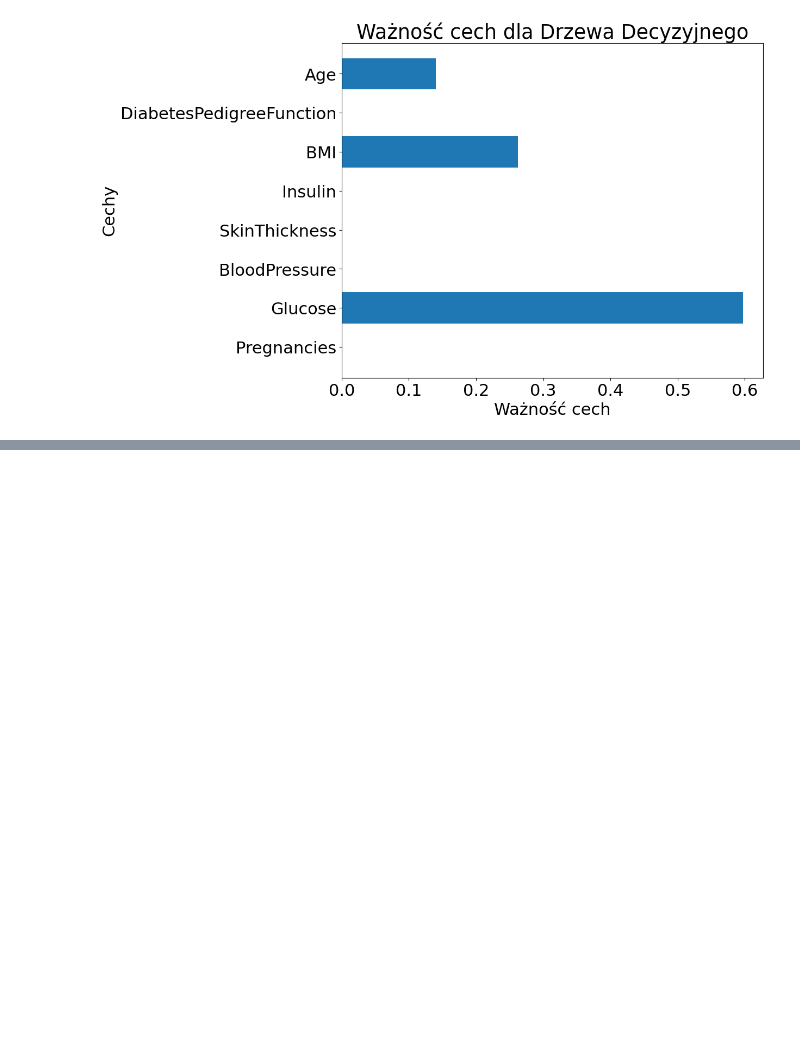
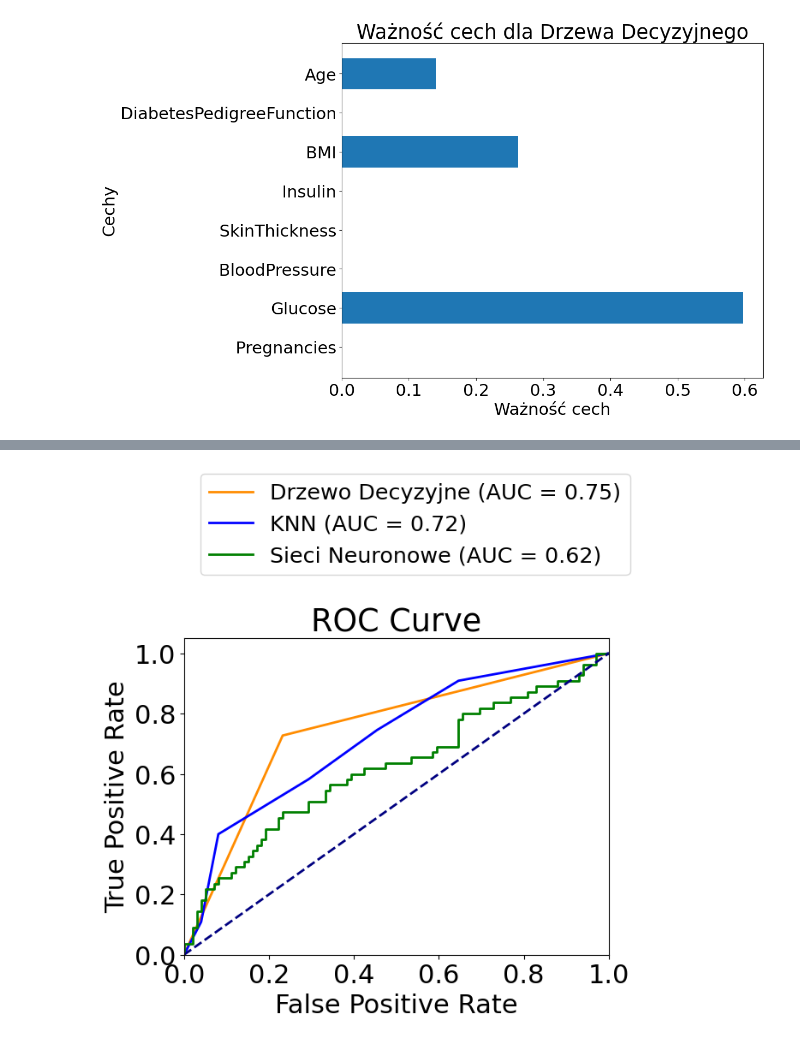
Before and after one commit to JoannaCi/SUS_proj_AnalizaDanych, a Jupyter notebook: Proj_analizaDS.ipynb, the cells around one changed output, grey strips where cells are left out. Saved outputs shown, nothing was run; the diff lists cells and outputs as text; code cells hidden in the pictures; blank space fills up the shorter version.

Commit message:
feat: ROC Curve & AUC added

```diff
--- a/Proj_analizaDS.ipynb
+++ b/Proj_analizaDS.ipynb
@@ -292,0 +293,34 @@ plt.show()
+# %%
+from sklearn.metrics import roc_curve, auc, roc_auc_score
+import matplotlib.pyplot as plt
+
+# Obliczenie przewidywanych prawdopodobieństw
+y_pred_proba_dt = dt_classifier.predict_proba(X_test)[:, 1]
+y_pred_proba_knn = knn_classifier.predict_proba(X_test)[:, 1]
+y_pred_proba_nn = nn_classifier.predict_proba(X_test)[:, 1]
+
+# Obliczenie ROC Curve i AUC dla każdego modelu
+fpr_dt, tpr_dt, _ = roc_curve(y_test, y_pred_proba_dt)
+roc_auc_dt = auc(fpr_dt, tpr_dt)
+
+fpr_knn, tpr_knn, _ = roc_curve(y_test, y_pred_proba_knn)
+roc_auc_knn = auc(fpr_knn, tpr_knn)
+
+fpr_nn, tpr_nn, _ = roc_curve(y_test, y_pred_proba_nn)
+roc_auc_nn = auc(fpr_nn, tpr_nn)
+
+# Wykres ROC Curve
+plt.figure()
+plt.plot(fpr_dt, tpr_dt, color='darkorange', lw=2, label='Drzewo Decyzyjne (AUC = %0.2f)' % roc_auc_dt)
+plt.plot(fpr_knn, tpr_knn, color='blue', lw=2, label='KNN (AUC = %0.2f)' % roc_auc_knn)
+plt.plot(fpr_nn, tpr_nn, color='green', lw=2, label='Sieci Neuronowe (AUC = %0.2f)' % roc_auc_nn)
+plt.plot([0, 1], [0, 1], color='navy', lw=2, linestyle='--')
+plt.xlim([0.0, 1.0])
+plt.ylim([0.0, 1.05])
+plt.xlabel('False Positive Rate')
+plt.ylabel('True Positive Rate')
+plt.title('ROC Curve')
+plt.legend(loc="lower right", fontsize='small', bbox_to_anchor=(1.05, 1.2), borderaxespad=0., frameon=True)
+plt.show()
+# %% [output]
+[figure, added]
```
Also changed, not shown: parts of 2 cells of this notebook.
